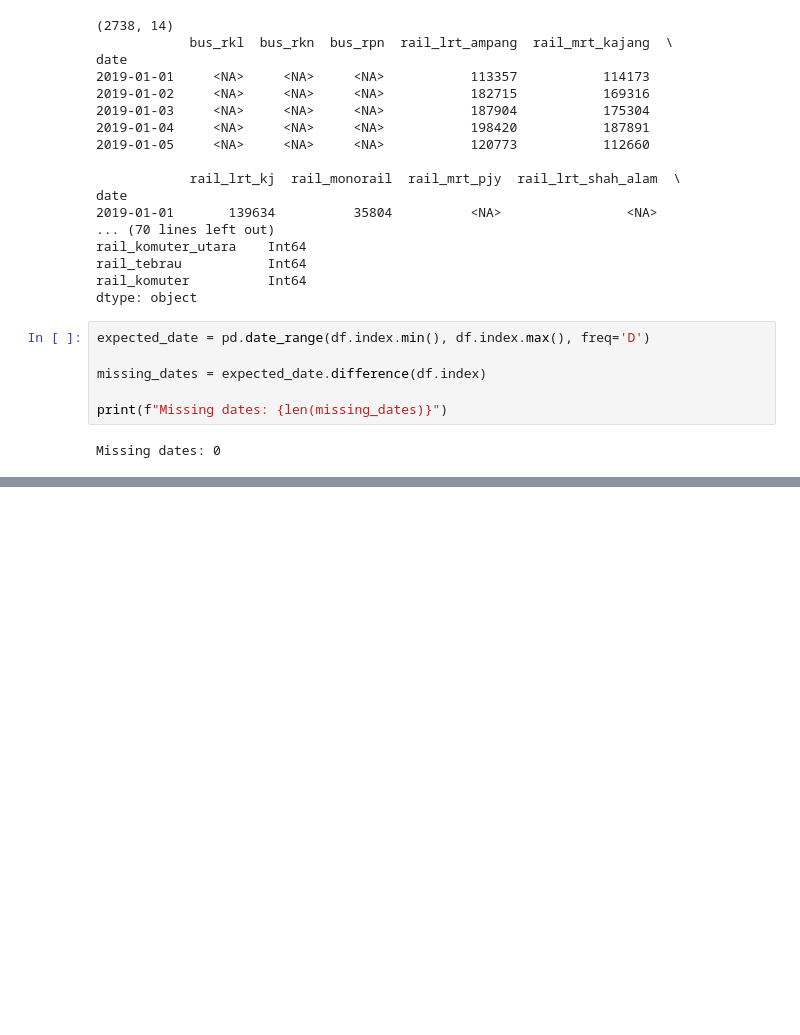
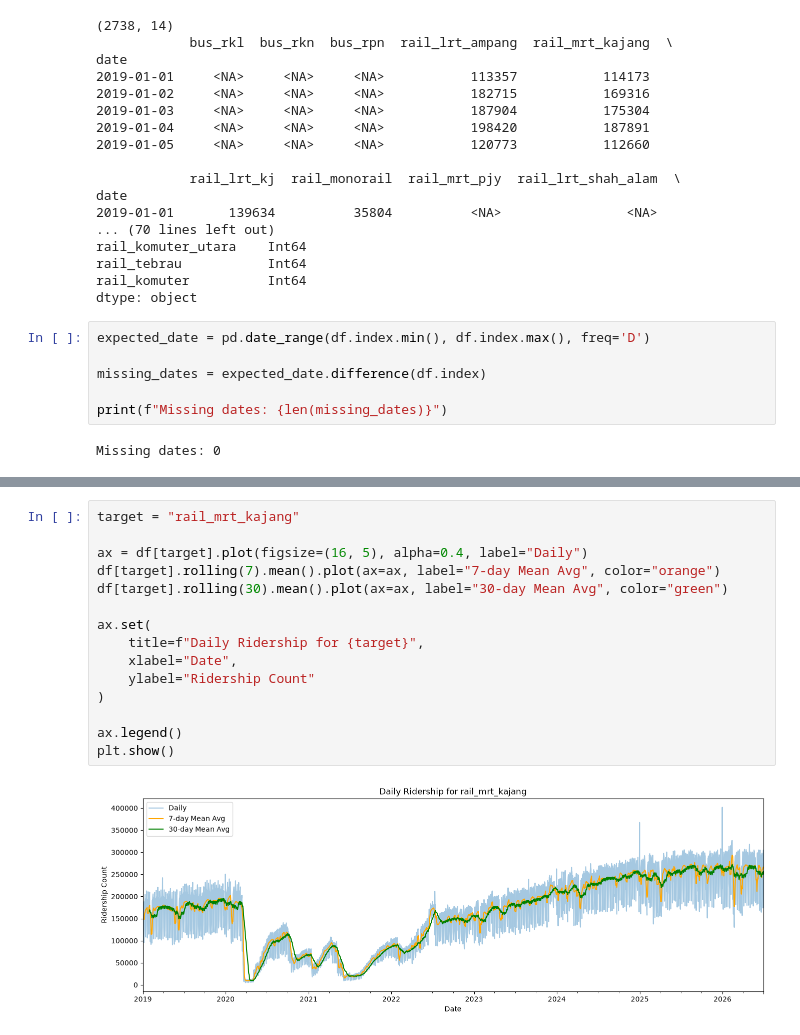
Before and after one commit to muazhazali/mlops-rapidkl-v2, a Jupyter notebook: notebooks/01_eda.ipynb, the cells around one changed output, grey strips where cells are left out. Saved outputs shown, nothing was run; the diff lists cells and outputs as text; blank space fills up the shorter version.

```diff
--- a/notebooks/01_eda.ipynb
+++ b/notebooks/01_eda.ipynb
@@ -93,0 +111,17 @@ plt.show()
+# %%
+target = "rail_mrt_kajang"
+
+ax = df[target].plot(figsize=(16, 5), alpha=0.4, label="Daily")
+df[target].rolling(7).mean().plot(ax=ax, label="7-day Mean Avg", color="orange")
+df[target].rolling(30).mean().plot(ax=ax, label="30-day Mean Avg", color="green")
+
+ax.set(
+    title=f"Daily Ridership for {target}",
+    xlabel="Date",
+    ylabel="Ridership Count"
+)
+
+ax.legend()
+plt.show()
+# %% [output]
+[figure, added]
```
Also changed, not shown: parts of 19 cells of this notebook, 2 other files.
